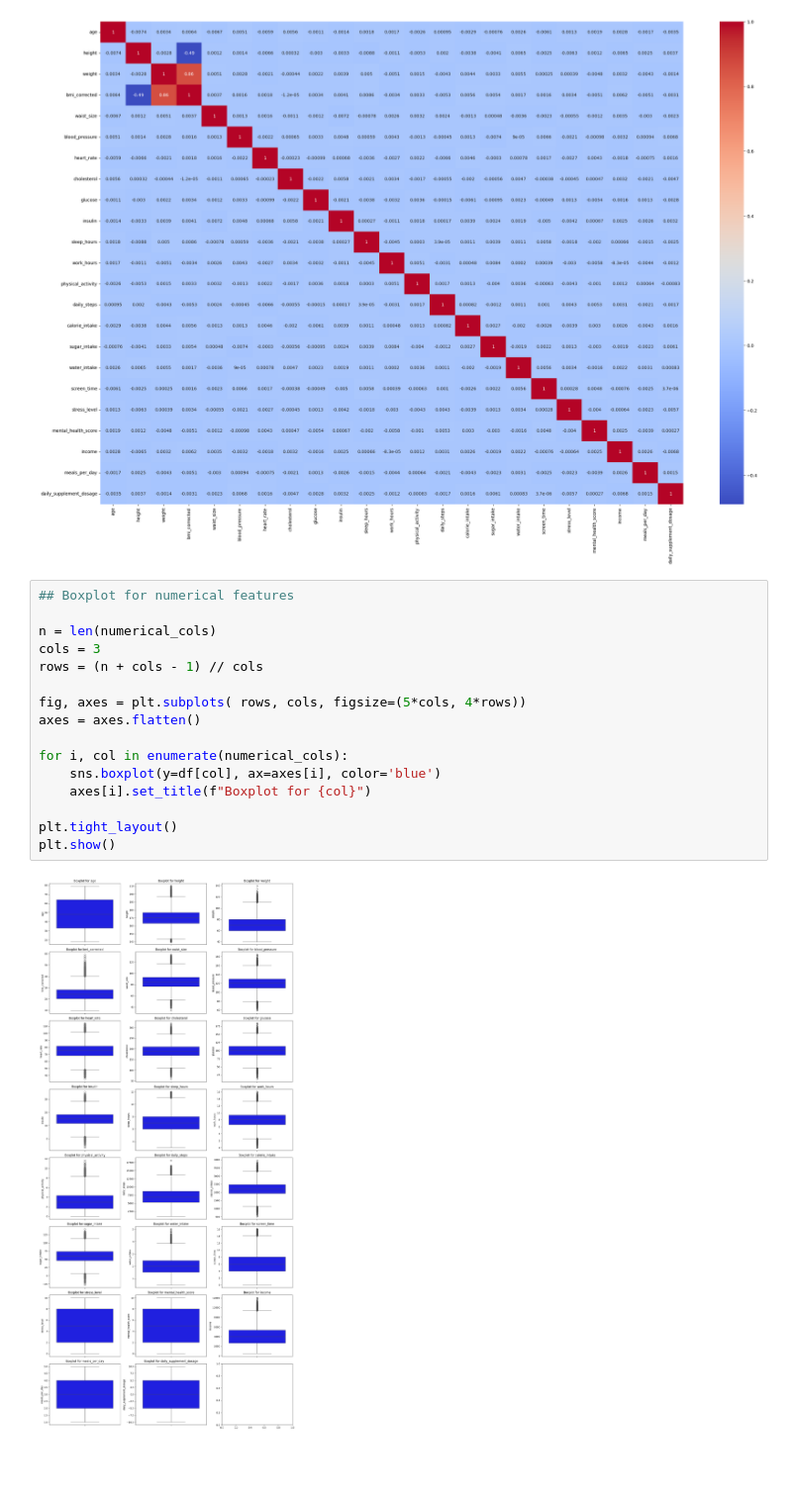
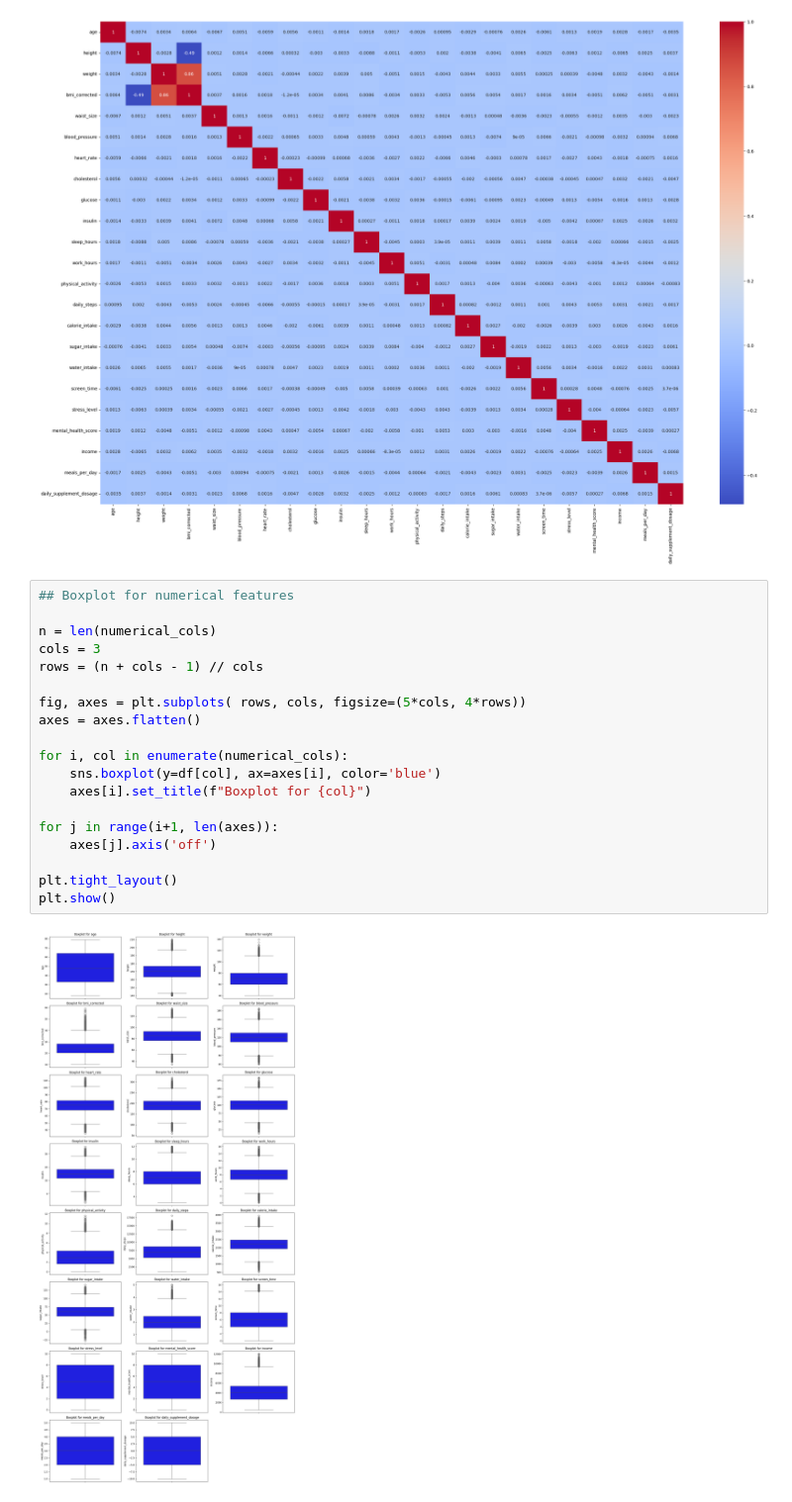
Before and after one commit to ISYE7406-Fall2025/Health_Lifestyle_ML, a Jupyter notebook: EDA/EDA.ipynb, the cells around one changed output. Shown at 99% size. Cells and saved outputs as stored; diff of their text form; blank space fills up the shorter version.

```diff
--- a/EDA/EDA.ipynb
+++ b/EDA/EDA.ipynb
@@ -51,21 +51,24 @@ plt.show()
 # %%
 ## Boxplot for numerical features
 
 n = len(numerical_cols)
 cols = 3
 rows = (n + cols - 1) // cols
 
 fig, axes = plt.subplots( rows, cols, figsize=(5*cols, 4*rows))
 axes = axes.flatten()
 
 for i, col in enumerate(numerical_cols):
     sns.boxplot(y=df[col], ax=axes[i], color='blue')
     axes[i].set_title(f"Boxplot for {col}")
 
+for j in range(i+1, len(axes)):
+    axes[j].axis('off')
+
 plt.tight_layout()
 plt.show()
 # %% [output]
-[figure, old version]
+[figure, new version]
 # %%
 ## Histogram for categorical features
 
```
Also changed, not shown: parts of 1 cell of this notebook.
